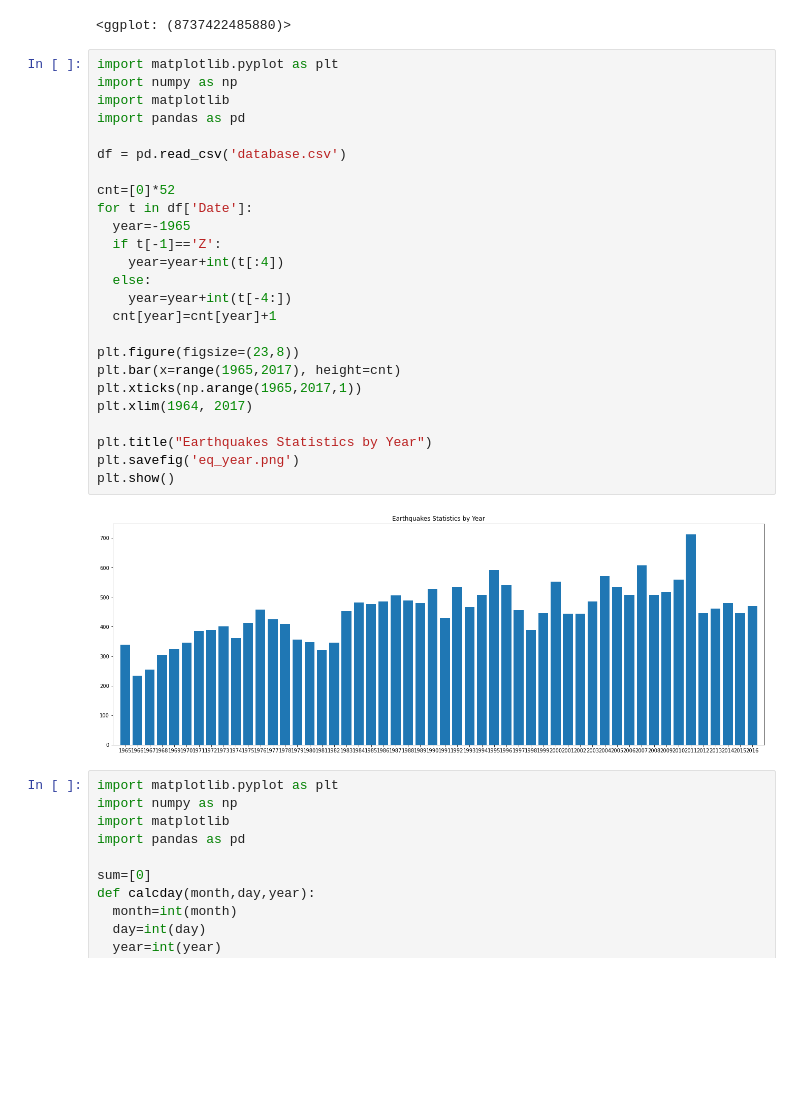
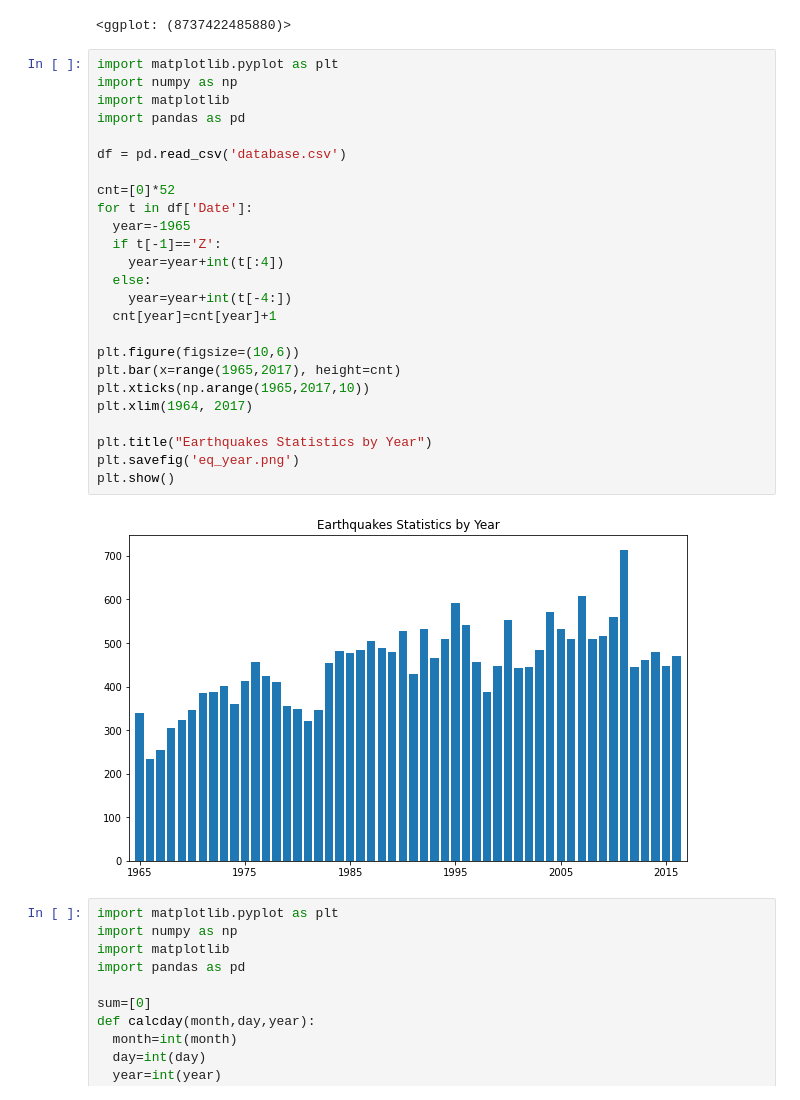
Before and after one commit to SeanLi-OI/Earthquake-Statistics, a Jupyter notebook: Earthquakes.ipynb, the cells around one changed output. Saved outputs shown, nothing was run; the diff lists cells and outputs as text; blank space fills up the shorter version.

```diff
--- a/Earthquakes.ipynb
+++ b/Earthquakes.ipynb
@@ -222,30 +222,30 @@ ggplot(data=data, mapping = aes(x =  'Year', y='counts', fill='Source',color='So
 # %%
 import matplotlib.pyplot as plt
 import numpy as np
 import matplotlib
 import pandas as pd
 
 df = pd.read_csv('database.csv')
 
 cnt=[0]*52
 for t in df['Date']:
   year=-1965
   if t[-1]=='Z':
     year=year+int(t[:4])
   else:
     year=year+int(t[-4:])
   cnt[year]=cnt[year]+1
 
-plt.figure(figsize=(23,8))
+plt.figure(figsize=(10,6))
 plt.bar(x=range(1965,2017), height=cnt)
-plt.xticks(np.arange(1965,2017,1))
+plt.xticks(np.arange(1965,2017,10))
 plt.xlim(1964, 2017)
 
 plt.title("Earthquakes Statistics by Year")
 plt.savefig('eq_year.png')
 plt.show()
 # %% [output]
-[figure, old version]
+[figure, new version]
 # %%
 import matplotlib.pyplot as plt
 import numpy as np
```
